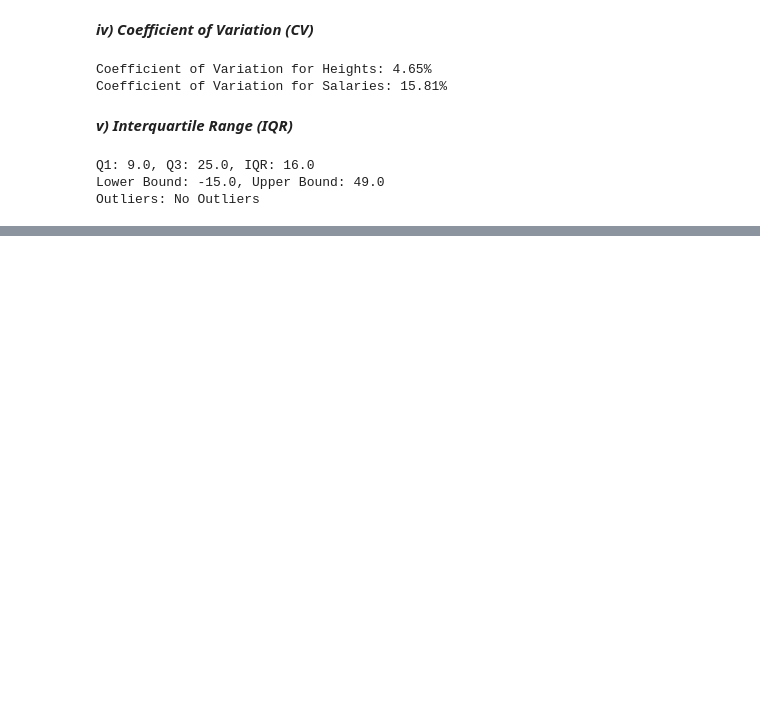
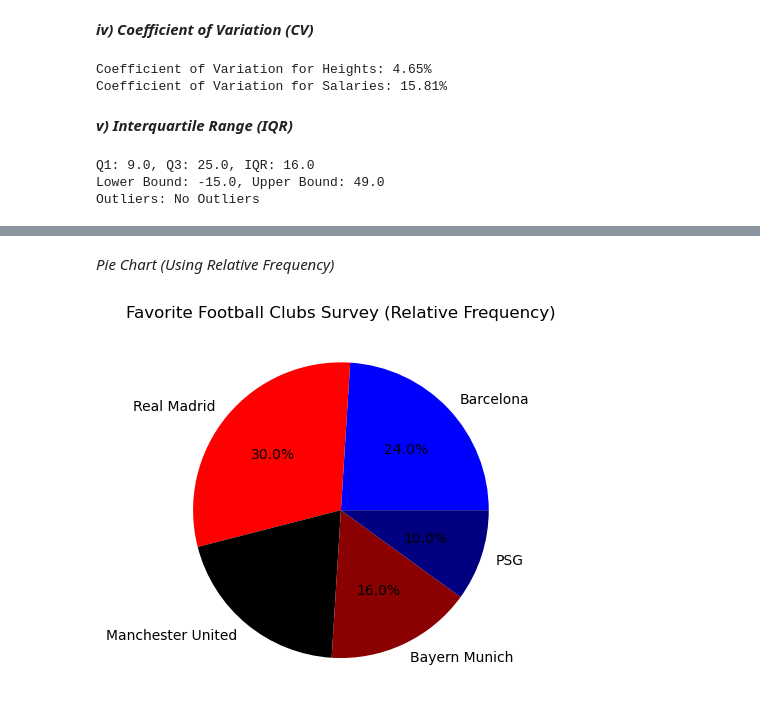
Before and after one commit to AdarshaRimal/statistics-for-ml, a Jupyter notebook: notebooks/02. Descriptive statistics.ipynb, the cells around one changed output, grey strips where cells are left out. Saved outputs shown, nothing was run; the diff lists cells and outputs as text; code cells hidden in the pictures; blank space fills up the shorter version.

```diff
--- a/notebooks/02. Descriptive statistics.ipynb
+++ b/notebooks/02. Descriptive statistics.ipynb
@@ -240,0 +272,16 @@ Outliers: No Outliers
+# %% [markdown]
+*Pie Chart (Using Relative Frequency)*
+# %%
+# Data
+relative_frequency = [24, 30, 20, 16, 10]  # In percentage
+
+# Plot Pie Chart
+plt.pie(relative_frequency, labels=clubs, autopct="%1.1f%%", colors=['blue', 'red', 'black', 'darkred', 'navy'])
+
+# Title
+plt.title("Favorite Football Clubs Survey (Relative Frequency)")
+
+# Show the graph
+plt.savefig('pie.png')
+# %% [output]
+[figure, added]
```
Also changed, not shown: parts of 28 cells of this notebook, 16 other files.
